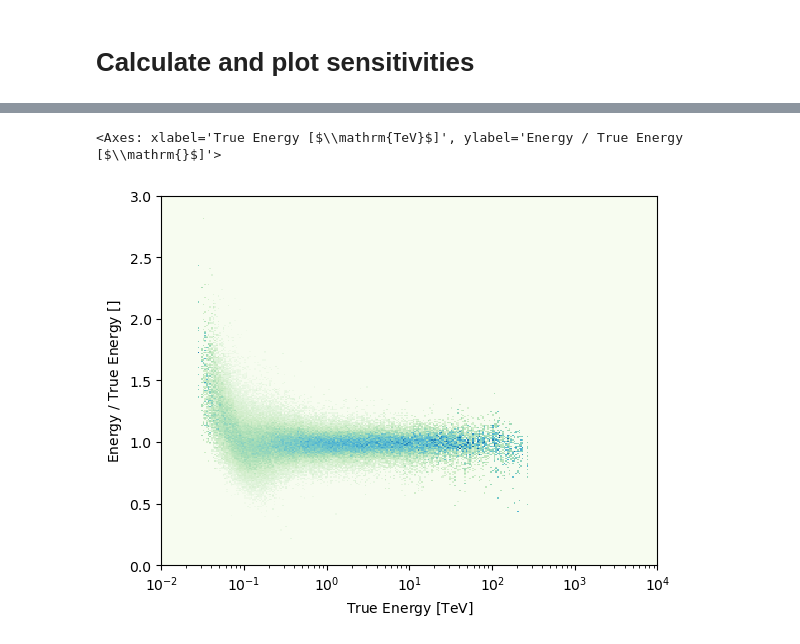
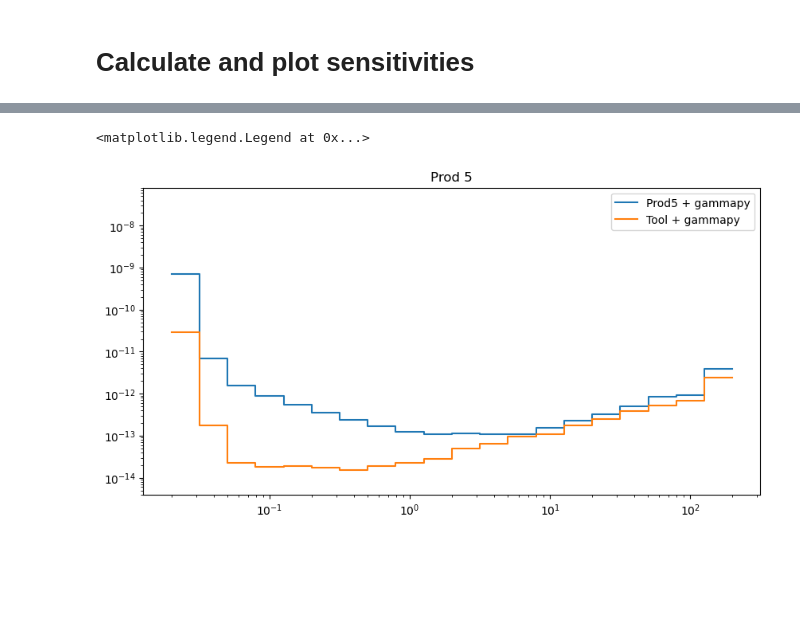
Before and after one commit to Tobychev/GammapySensitivity, a Jupyter notebook: SensitivityFromIRF.ipynb, the cells around one changed output, grey strips where cells are left out. Saved outputs shown, nothing was run; the diff lists cells and outputs as text; code cells hidden in the pictures; blank space fills up the shorter version.

```diff
--- a/SensitivityFromIRF.ipynb
+++ b/SensitivityFromIRF.ipynb
@@ -156,6 +177,13 @@ WARNING:root:Table column name energy will be deprecated by e_ref since v1.2
-# %%
-edisp = irf_tab_p5["edisp"]
-edisp.plot_bias()
-# %% [output]
-<Axes: xlabel='True Energy [$\\mathrm{TeV}$]', ylabel='Energy / True Energy [$\\mathrm{}$]'>
-[figure, removed]
+# %%
+fig, ax = plt.subplots(1, 1, figsize=(10, 5))
+plt.step(p5_gE, p5_gSens, label="Prod5 + gammapy")
+plt.step(py_gE, py_gSens, label="Tool + gammapy")
+
+plt.title("Prod 5")
+
+plt.ylim(4e-15, 8e-8)
+plt.loglog()
+plt.legend()
+# %% [output]
+<matplotlib.legend.Legend at 0x...>
+[figure, added]
```
Also changed, not shown: parts of 4 cells of this notebook, 1 other file.
